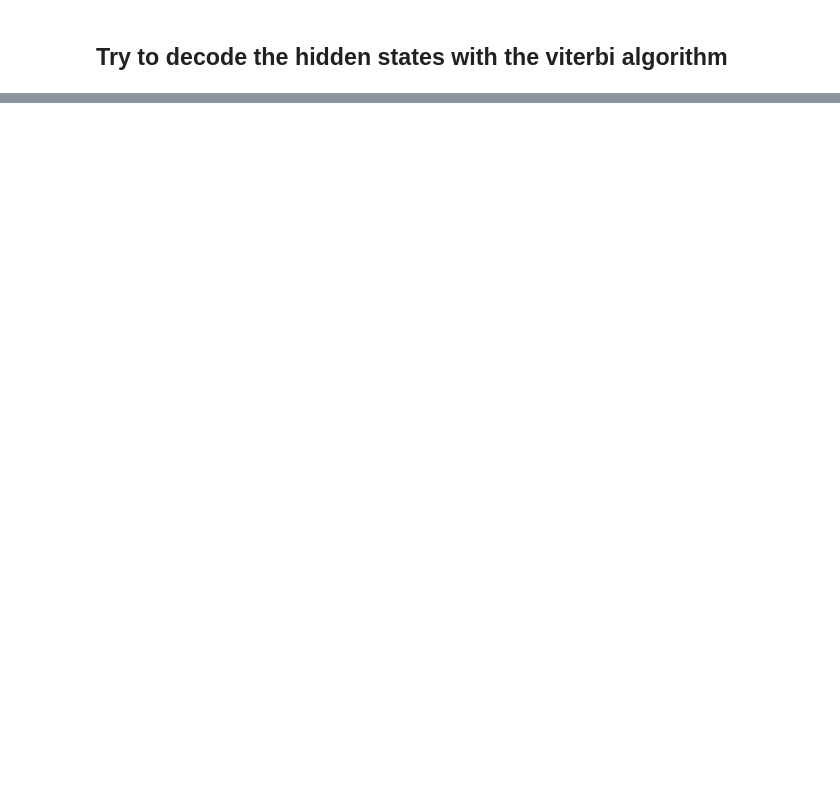
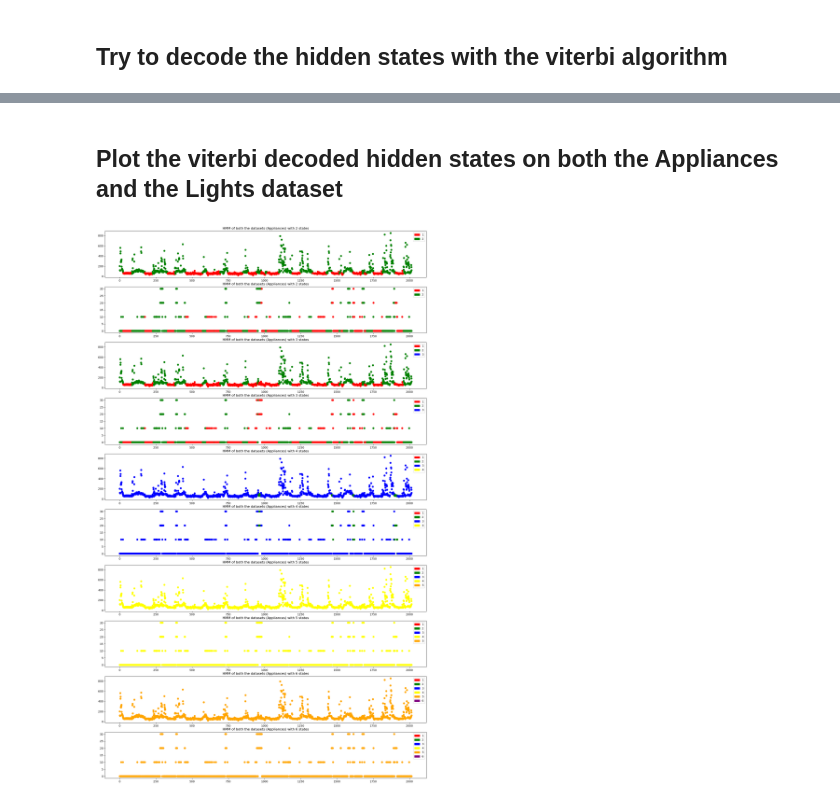
Before and after one commit to PaulMagos/ISPR, a Jupyter notebook: Assignment2/Assignment2.ipynb, the cells around one changed output, grey strips where cells are left out. Drawn from its saved outputs; the diff is of its cells as text; code cells hidden in the pictures; blank space fills up the shorter version.

```diff
--- a/Assignment2/Assignment2.ipynb
+++ b/Assignment2/Assignment2.ipynb
@@ -187,0 +184,22 @@ array([[ 57.15043838],
+# %% [markdown]
+## Plot the viterbi decoded hidden states on both the Appliances and the Lights dataset
+# %%
+import matplotlib.pyplot as plt
+import matplotlib.patches as mpatches
+
+fig3, ax3 = plt.subplots((MAX_STATES*2)-4, 1, figsize=(21,36))
+
+max_range = Appliances_X['test'].shape[0]
+# max_range = 100
+for i in range(2, MAX_STATES):
+    titleCA = 'HMM of both the datasets (Appliances) with {} states'.format(i)
+    ax3[(i*2) - 4].set(title=titleCA)
+    ax3[(i*2) - 4].scatter(y=Concatenated_X['test'][1:max_range, 0], color=colorsC[i][1:max_range], x=range(1, max_range))
+    ax3[(i*2) - 4].legend(handles=red_patch[:i])
+
+    titleCL = 'HMM of both the datasets (Ligths) with {} states'.format(i)
+    ax3[(i*2) - 3].set(title=titleCL)
+    ax3[(i*2) - 3].scatter(y=Concatenated_X['test'][1:max_range, 1], color=colorsC[i][1:max_range], x=range(1, max_range))
+    ax3[(i*2) - 3].legend(handles=red_patch[:i])
+# %% [output]
+[figure, added]
```
Also changed, not shown: parts of 20 cells of this notebook.
